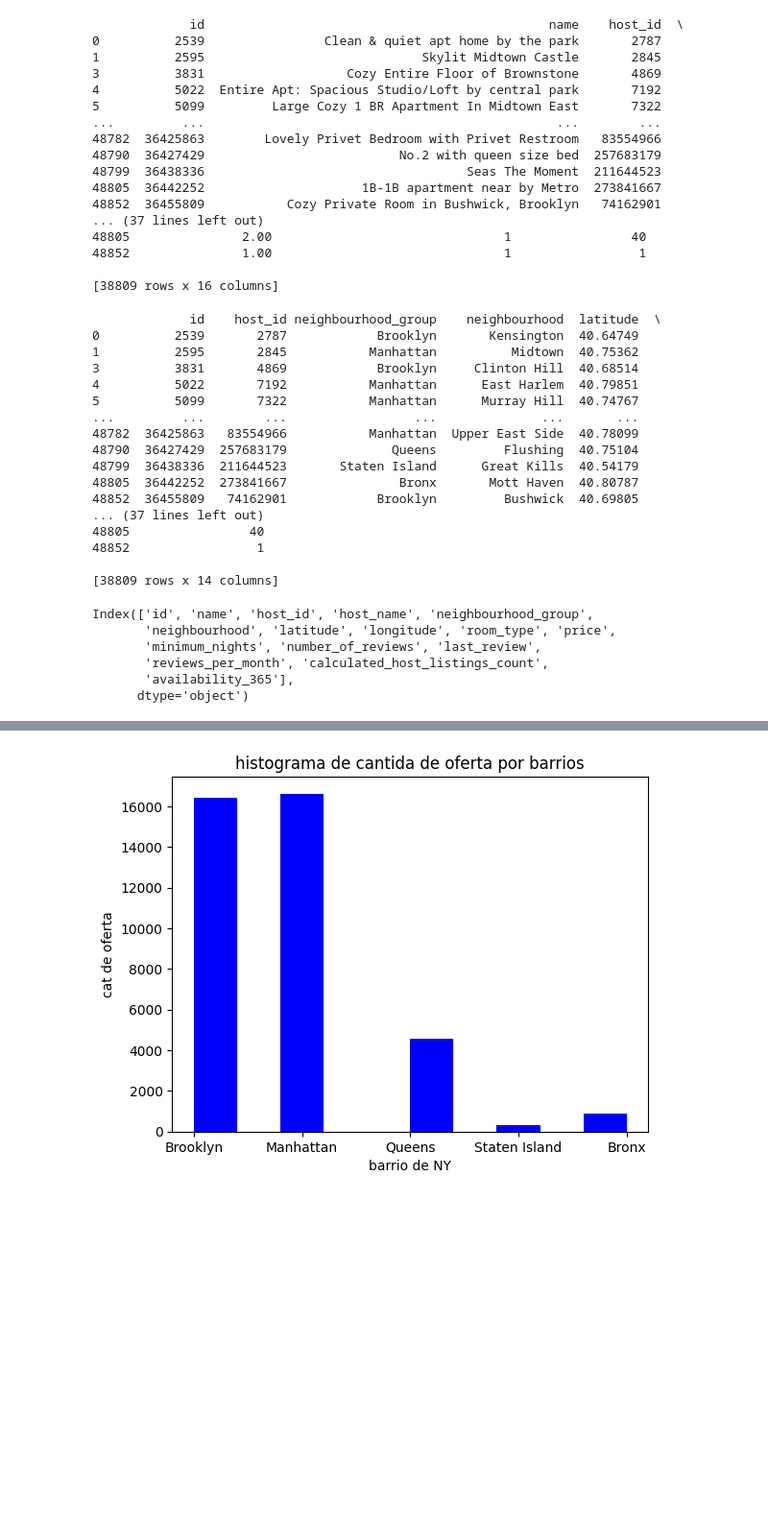
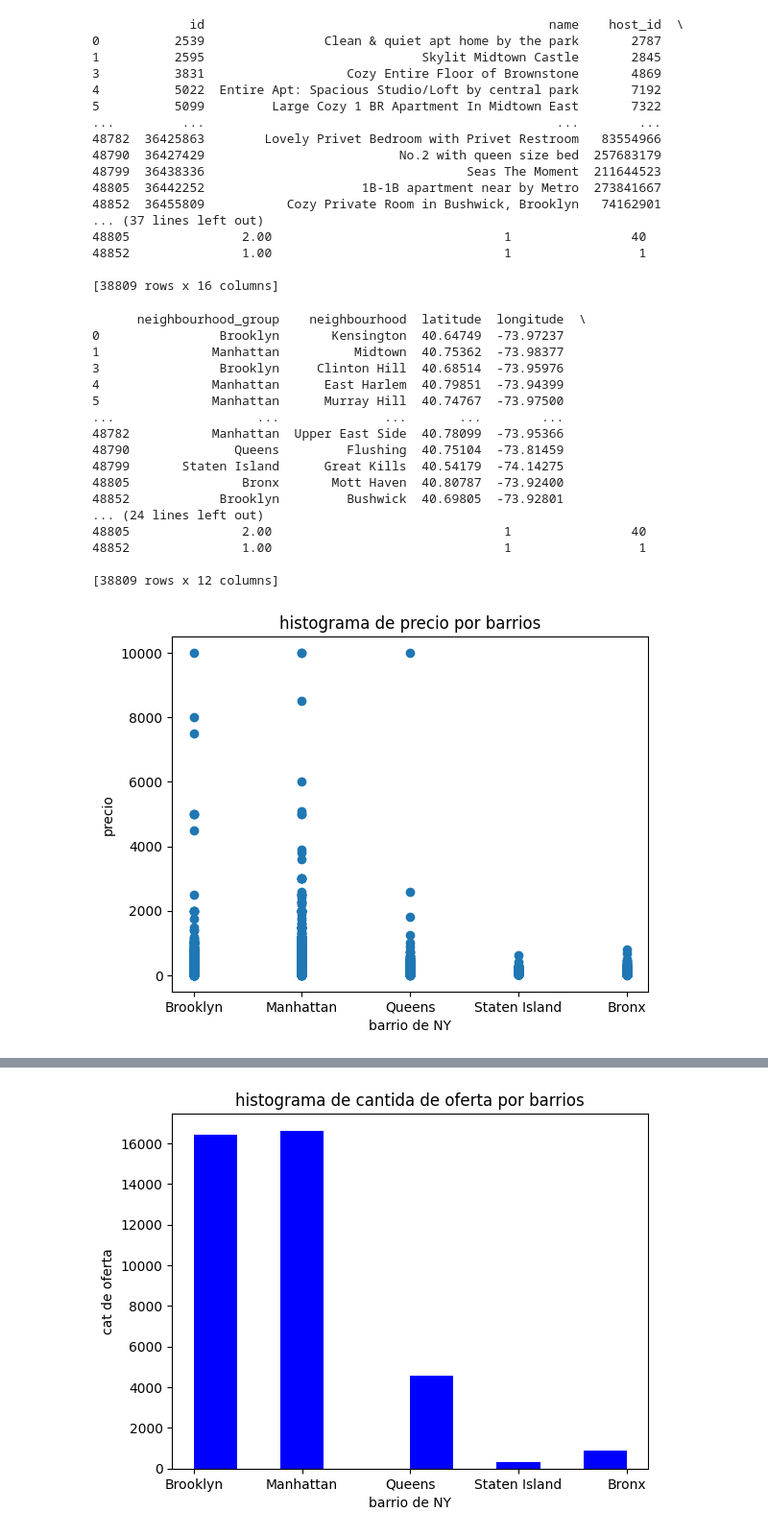
Before and after one commit to AngelaNavajas/CC408-T1-4, a Jupyter notebook: TP2 probar/TP2/TP2.ipynb, the cells around one changed output, grey strips where cells are left out. Shown at 96% size. Drawn from its saved outputs; the diff is of its cells as text; code cells hidden in the pictures; blank space fills up the shorter version.

```diff
--- a/TP2 probar/TP2/TP2.ipynb
+++ b/TP2 probar/TP2/TP2.ipynb
@@ -83,36 +83,26 @@ print(base_airbnb_limpia)
 [38809 rows x 16 columns]
 # %%
 #Elimino columnas que no nos interesan
-#Los nombres no nos interesan ya que para identificar tanto a los departamentos como a los dueños, podemos utilizar el id
-base_airbnb = base_airbnb_limpia.drop(columns=['name','host_name'])
-print(base_airbnb)
+#Los nombres no nos interesan ya que no nos son relevantes a la hroa de hacer predicciones
+base_airbnb_columnas = base_airbnb_limpia.drop(columns=['id','name','host_name','host_id'])
+print(base_airbnb_columnas)
 # %% [output]
-             id    host_id neighbourhood_group    neighbourhood  latitude  \
-0          2539       2787            Brooklyn       Kensington  40.64749
-1          2595       2845           Manhattan          Midtown  40.75362
-3          3831       4869            Brooklyn     Clinton Hill  40.68514
-4          5022       7192           Manhattan      East Harlem  40.79851
-5          5099       7322           Manhattan      Murray Hill  40.74767
-...         ...        ...                 ...              ...       ...
-48782  36425863   83554966           Manhattan  Upper East Side  40.78099
-48790  36427429  257683179              Queens         Flushing  40.75104
-48799  36438336  211644523       Staten Island      Great Kills  40.54179
-48805  36442252  273841667               Bronx       Mott Haven  40.80787
-48852  36455809   74162901            Brooklyn         Bushwick  40.69805
-... (37 lines left out)
-48805                40
-48852                 1
+      neighbourhood_group    neighbourhood  latitude  longitude  \
+0                Brooklyn       Kensington  40.64749  -73.97237
+1               Manhattan          Midtown  40.75362  -73.98377
+3                Brooklyn     Clinton Hill  40.68514  -73.95976
+4               Manhattan      East Harlem  40.79851  -73.94399
+5               Manhattan      Murray Hill  40.74767  -73.97500
+...                   ...              ...       ...        ...
+48782           Manhattan  Upper East Side  40.78099  -73.95366
+48790              Queens         Flushing  40.75104  -73.81459
+48799       Staten Island      Great Kills  40.54179  -74.14275
+48805               Bronx       Mott Haven  40.80787  -73.92400
+48852            Brooklyn         Bushwick  40.69805  -73.92801
+... (24 lines left out)
+48805               2.00                               1                40
+48852               1.00                               1                 1
 
-[38809 rows x 14 columns]
+[38809 rows x 12 columns]
 # %%
 # la opcional
-# %%
-nombres_columnas = base_airbnb_limpia.columns
-print(nombres_columnas)
-# %% [output]
-Index(['id', 'name', 'host_id', 'host_name', 'neighbourhood_group',
-       'neighbourhood', 'latitude', 'longitude', 'room_type', 'price',
-       'minimum_nights', 'number_of_reviews', 'last_review',
-       'reviews_per_month', 'calculated_host_listings_count',
-       'availability_365'],
-      dtype='object')
@@ -120,0 +109,11 @@ Index(['id', 'name', 'host_id', 'host_name', 'neighbourhood_group',
+# %%
+#vemos la distribucion de datos por columna
+x = base_airbnb_columnas['neighbourhood_group']
+y = base_airbnb_columnas["price"]
+plt.scatter (x, y)
+plt.title("histograma de precio por barrios")
+plt.xlabel ("barrio de NY")
+plt.ylabel ("precio")
+plt. show()
+# %% [output]
+[figure, added]
```
Also changed, not shown: parts of 7 cells of this notebook.
